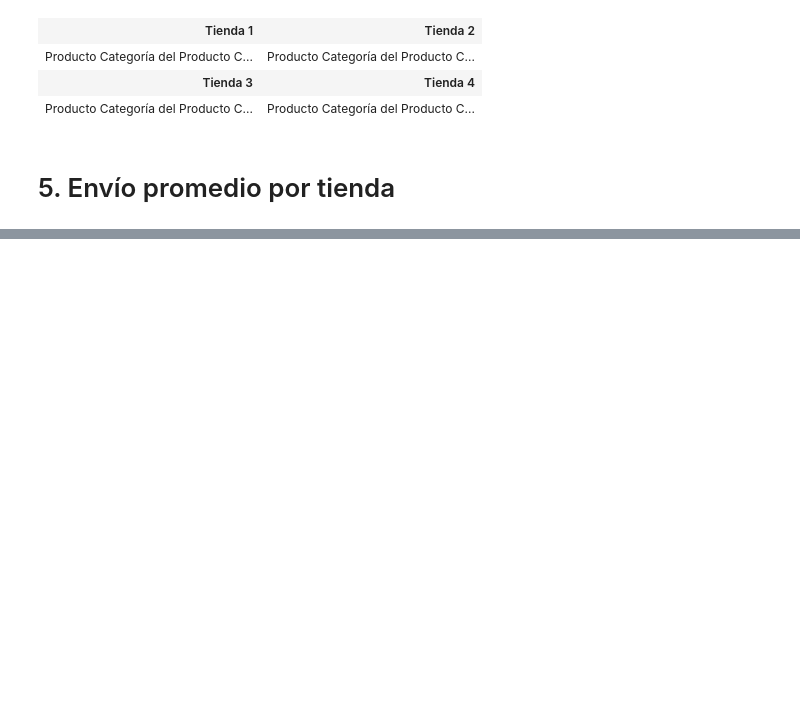
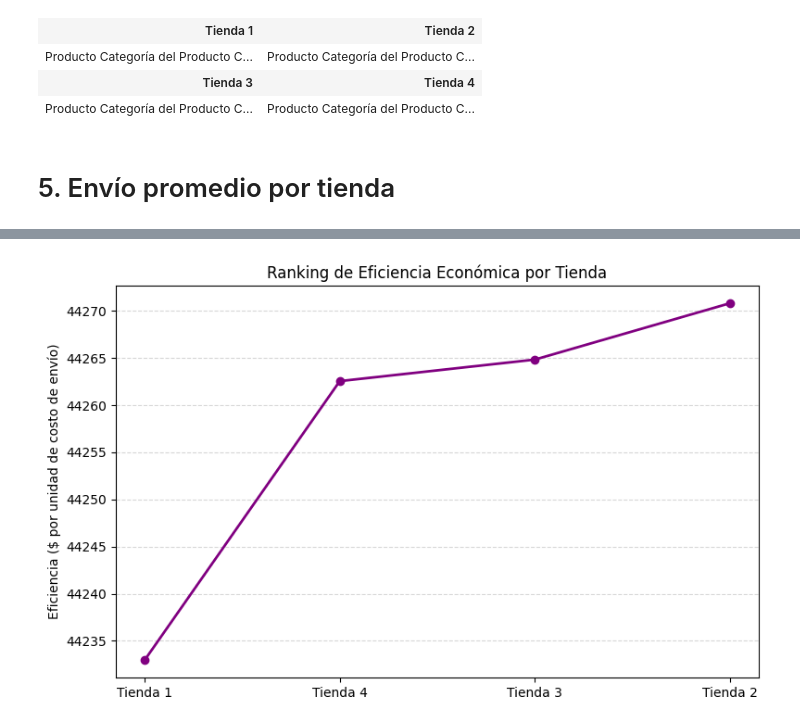
Before and after one commit to lux1129/La-vuelta-de-don-Juan., a Jupyter notebook: AluraStoreLatam.ipynb, the cells around one changed output, grey strips where cells are left out. Cells and saved outputs as stored; diff of their text form; code cells hidden in the pictures; blank space fills up the shorter version.

```diff
--- a/AluraStoreLatam.ipynb
+++ b/AluraStoreLatam.ipynb
@@ -163,0 +215,17 @@ envio_prom_t4 = tienda4["Costo de envío"].mean()
+# %%
+
+resumen["Eficiencia"] = resumen["Ingresos totales"] / resumen["Costo de envío promedio"]
+
+
+eficiencia_ordenada = resumen.sort_values("Eficiencia")
+
+
+plt.figure(figsize=(8, 5))
+plt.plot(eficiencia_ordenada["Tienda"], eficiencia_ordenada["Eficiencia"], marker="o", color="purple", linewidth=2)
+plt.title("Ranking de Eficiencia Económica por Tienda")
+plt.ylabel("Eficiencia ($ por unidad de costo de envío)")
+plt.grid(axis="y", linestyle="--", alpha=0.5)
+plt.tight_layout()
+plt.show()
+# %% [output]
+[figure, added]
```
Also changed, not shown: parts of 7 cells of this notebook.
